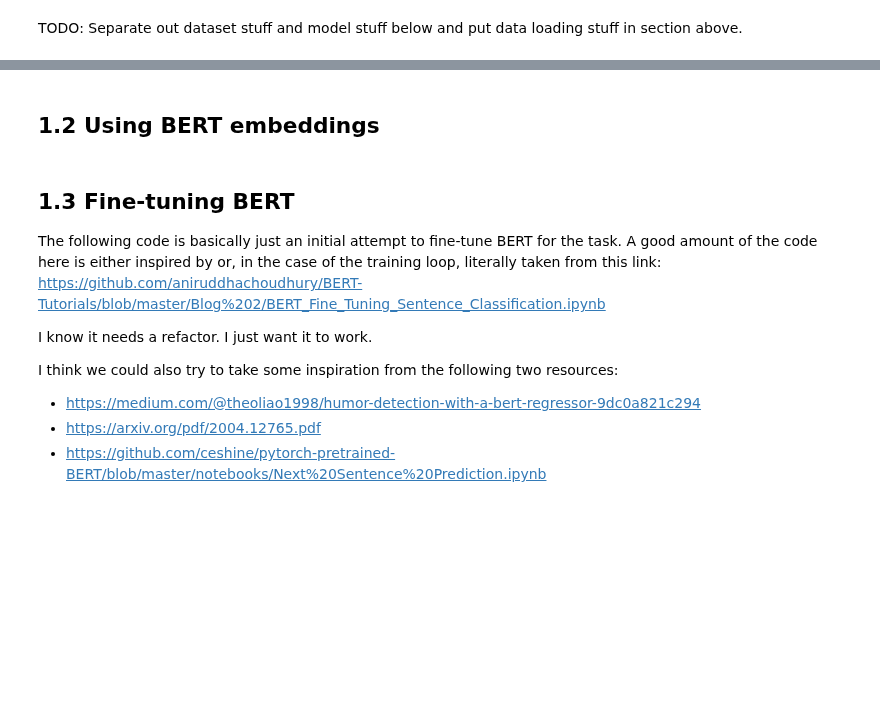
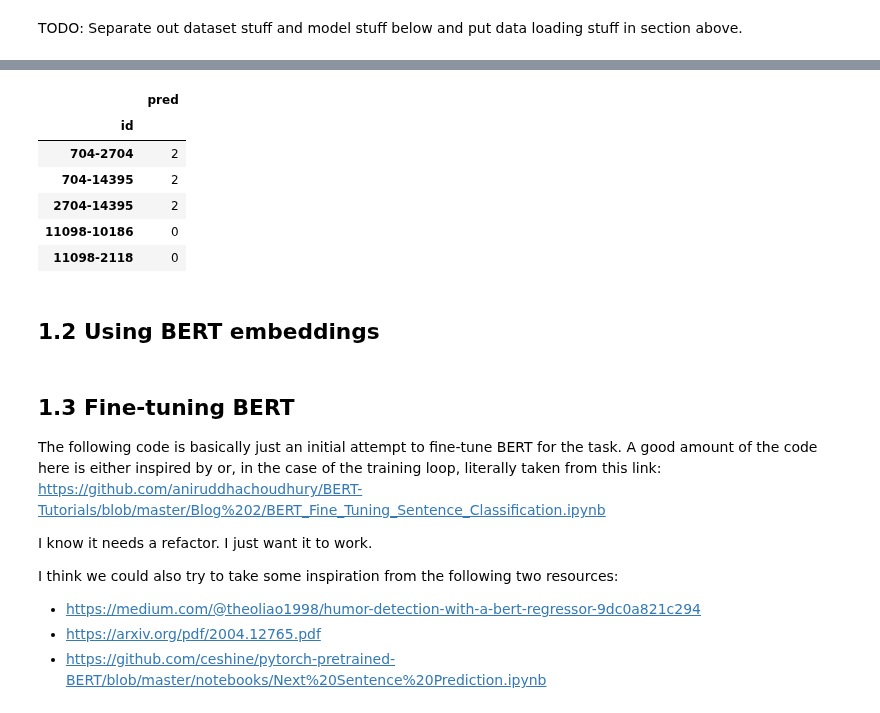
Before and after one commit to willburr/humorous-headlines, a Jupyter notebook: main.ipynb, the cells around one changed output, grey strips where cells are left out. Cells and saved outputs as stored; diff of their text form; code cells hidden in the pictures; blank space fills up the shorter version.

```diff
--- a/main.ipynb
+++ b/main.ipynb
@@ -63,7 +82,7 @@ device = torch.device("cuda:0" if use_cuda else "cpu")
 # %%
 # Load data
 train_df = pd.read_csv('train.csv')
-test_df = pd.read_csv('/content/drive/MyDrive/cw/test.csv')
+test_df = pd.read_csv('test.csv')
 # %%
 # Take a look at the data
 test_df.head()
@@ -383,6 +442,12 @@ def create_dataloaders(feature, labels, collate_fn, train_proportion=0.8, batch_
     dev_loader = torch.utils.data.DataLoader(dev_dataset, batch_size=batch_size, collate_fn=collate_fn)
 
     return train_loader, dev_loader
+
+def create_test_dataloader(feature, collate_fn, batch_size=32):
+
+    test_loader = torch.utils.data.DataLoader(feature, batch_size=batch_size, collate_fn=collate_fn)
+
+    return test_loader
 # %% [markdown]
 # Approach 1: Using pre-trained representations
 # %% [markdown]
@@ -484,0 +538,17 @@ print("Dataloaders created.")
+# %%
+feature = vectorized_seqs
+labels = list(train_df['label'])
+test_features = vectorized_test
+
+def flip_label(label):
+  if label == 1:
+    return 2
+  elif label == 2:
+    return 1
+  else:
+    return label
+
+train_loader, dev_loader = create_dataloaders(feature, labels, collate_fn_padd)
+test_loader = create_test_dataloader(test_features, collate_test)
+
+print("Dataloaders created.")
@@ -541,3 +641,23 @@ train(train_loader, dev_loader, model, epochs, optimizer)
+# %%
+test_results = eval_test(test_loader, model)
+
+id = edited_test_df['id']
+combined = list(zip(id,test_results))
+
+res = pd.DataFrame(combined, columns=['id', 'pred'])
+res.set_index('id', inplace=True, drop=True)
+
+res.to_csv('lstm.csv')
+
+res.head()
+# %% [output]
+|  | pred |
+| id |  |
+| 704-2704 | 2 |
+| 704-14395 | 2 |
+| 2704-14395 | 2 |
+| 11098-10186 | 0 |
+| 11098-2118 | 0 |
 # %% [markdown]
 ## 1.2 Using BERT embeddings
 # %%
```
Also changed, not shown: parts of 13 cells of this notebook.
